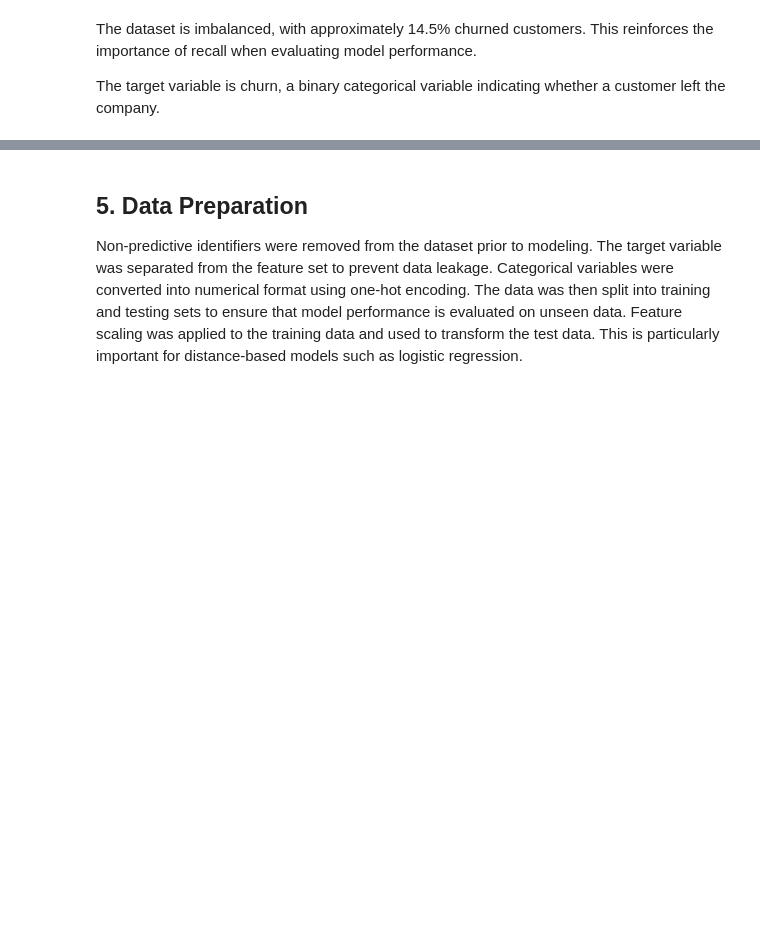
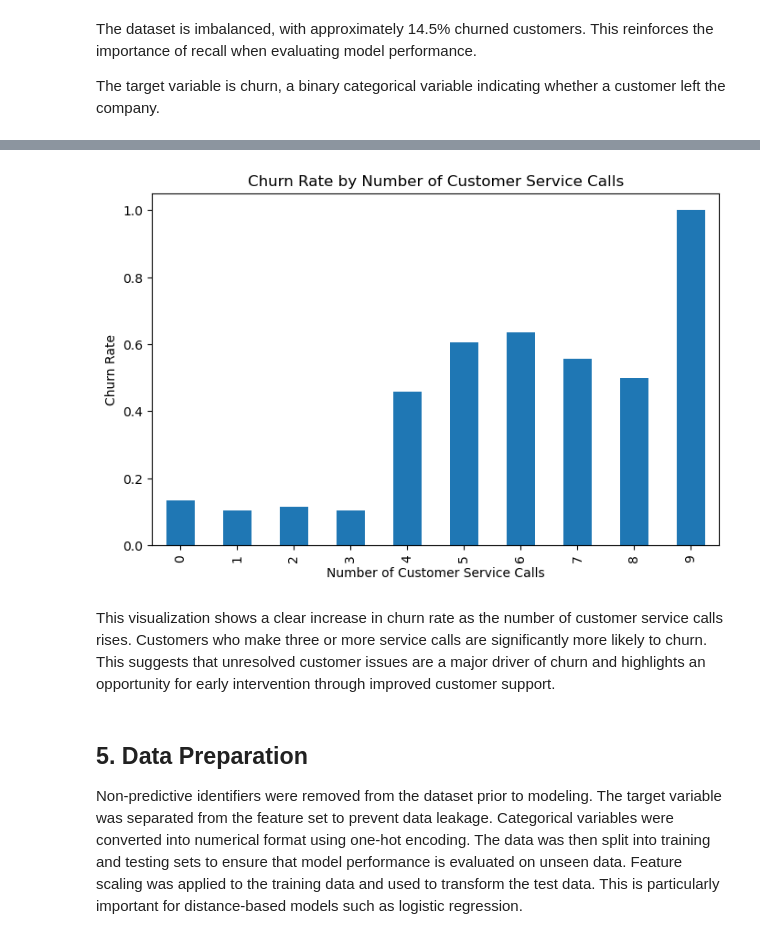
Before and after one commit to mutiedoris/Customer-Churn-Phase-3, a Jupyter notebook: index.ipynb, the cells around one changed output, grey strips where cells are left out. Cells and saved outputs as stored; diff of their text form; code cells hidden in the pictures; blank space fills up the shorter version.

Commit message:
Added visualization

```diff
--- a/index.ipynb
+++ b/index.ipynb
@@ -98,3 +101,15 @@ The target variable is churn, a binary categorical variable indicating whether a
+# %%
+# Churn Rate by Number of Customer Service Calls
+plt.figure(figsize=(8,5))
+df.groupby('customer service calls')['churn'].mean().plot(kind='bar')
+plt.title('Churn Rate by Number of Customer Service Calls')
+plt.xlabel('Number of Customer Service Calls')
+plt.ylabel('Churn Rate')
+plt.show()
+# %% [output]
+[figure, added]
+# %% [markdown]
+This visualization shows a clear increase in churn rate as the number of customer service calls rises. Customers who make three or more service calls are significantly more likely to churn. This suggests that unresolved customer issues are a major driver of churn and highlights an opportunity for early intervention through improved customer support.
 # %% [markdown]
 ## 5. Data Preparation
 Non-predictive identifiers were removed from the dataset prior to modeling. The target variable was separated from the feature set to prevent data leakage.
```
Also changed, not shown: parts of 1 cell of this notebook.
